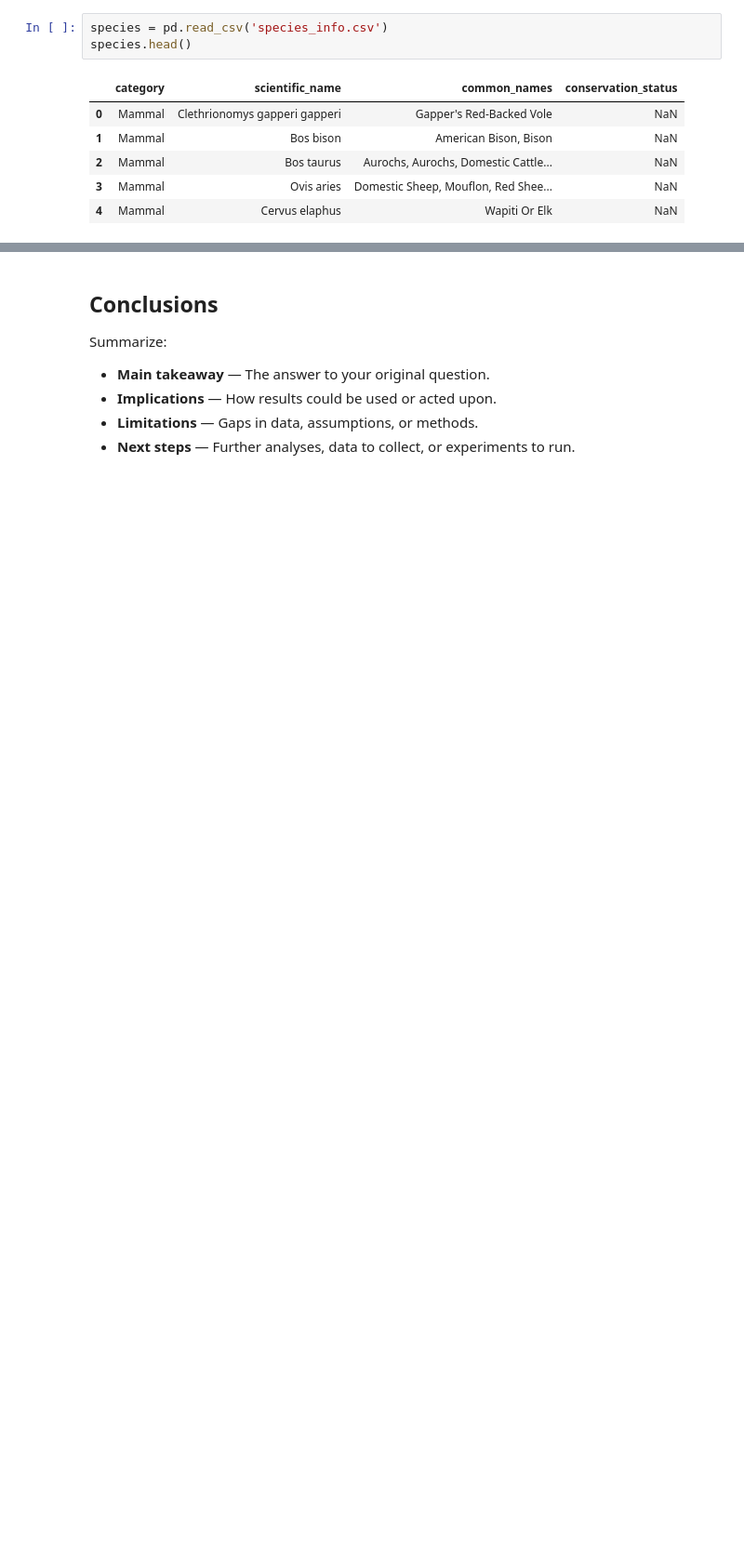
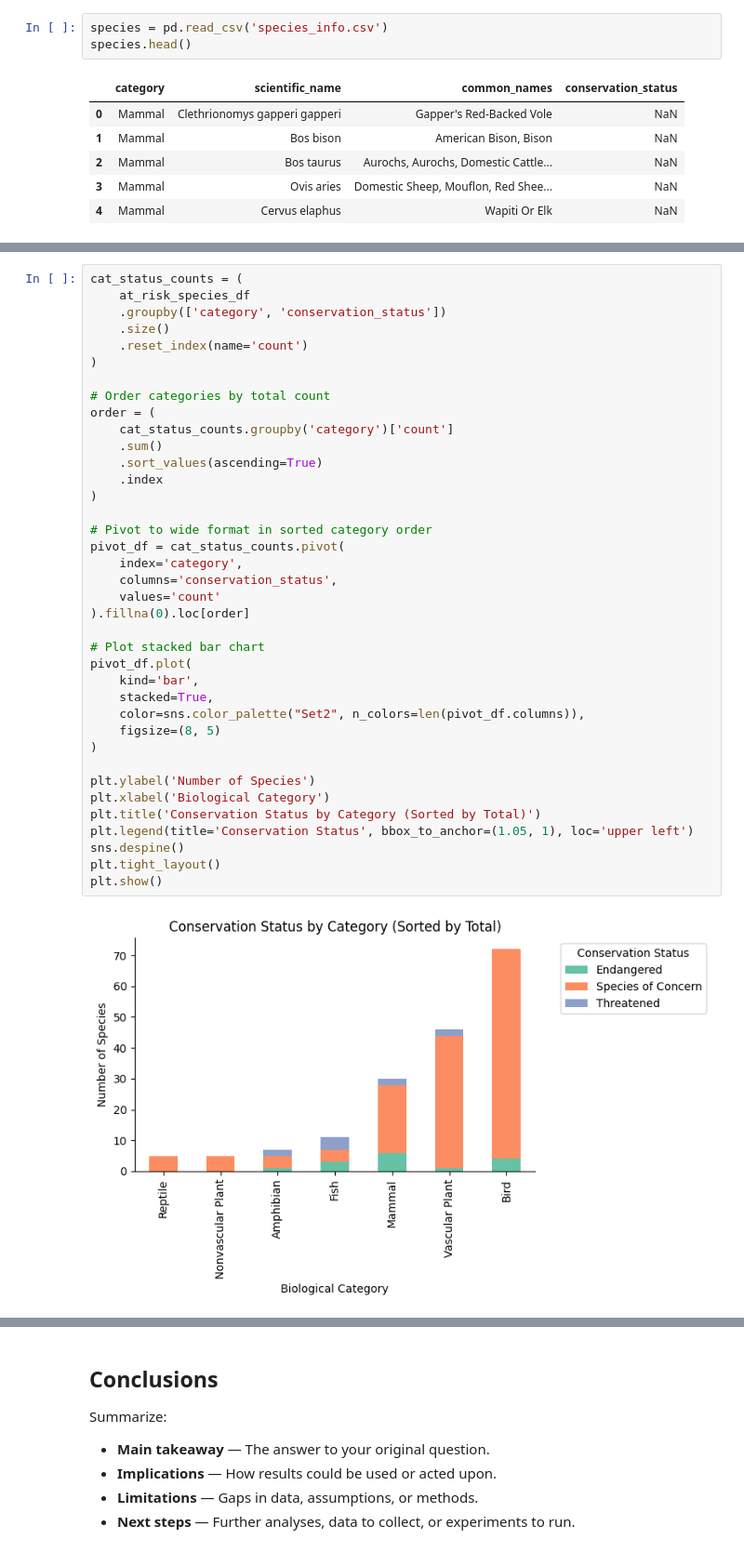
Before and after one commit to yoav-es/biodiversity, a Jupyter notebook: biodiversity.ipynb, the cells around one changed output, grey strips where cells are left out. Shown at 93% size. Saved outputs shown, nothing was run; the diff lists cells and outputs as text; blank space fills up the shorter version.

```diff
--- a/biodiversity.ipynb
+++ b/biodiversity.ipynb
@@ -224,0 +299,40 @@ The top ten most endangered species in this data set are:
+# %%
+cat_status_counts = (
+    at_risk_species_df
+    .groupby(['category', 'conservation_status'])
+    .size()
+    .reset_index(name='count')
+)
+
+# Order categories by total count
+order = (
+    cat_status_counts.groupby('category')['count']
+    .sum()
+    .sort_values(ascending=True)
+    .index
+)
+
+# Pivot to wide format in sorted category order
+pivot_df = cat_status_counts.pivot(
+    index='category',
+    columns='conservation_status',
+    values='count'
+).fillna(0).loc[order]
+
+# Plot stacked bar chart
+pivot_df.plot(
+    kind='bar',
+    stacked=True,
+    color=sns.color_palette("Set2", n_colors=len(pivot_df.columns)),
+    figsize=(8, 5)
+)
+
+plt.ylabel('Number of Species')
+plt.xlabel('Biological Category')
+plt.title('Conservation Status by Category (Sorted by Total)')
+plt.legend(title='Conservation Status', bbox_to_anchor=(1.05, 1), loc='upper left')
+sns.despine()
+plt.tight_layout()
+plt.show()
+# %% [output]
+[figure, added]
```
Also changed, not shown: parts of 20 cells of this notebook.
